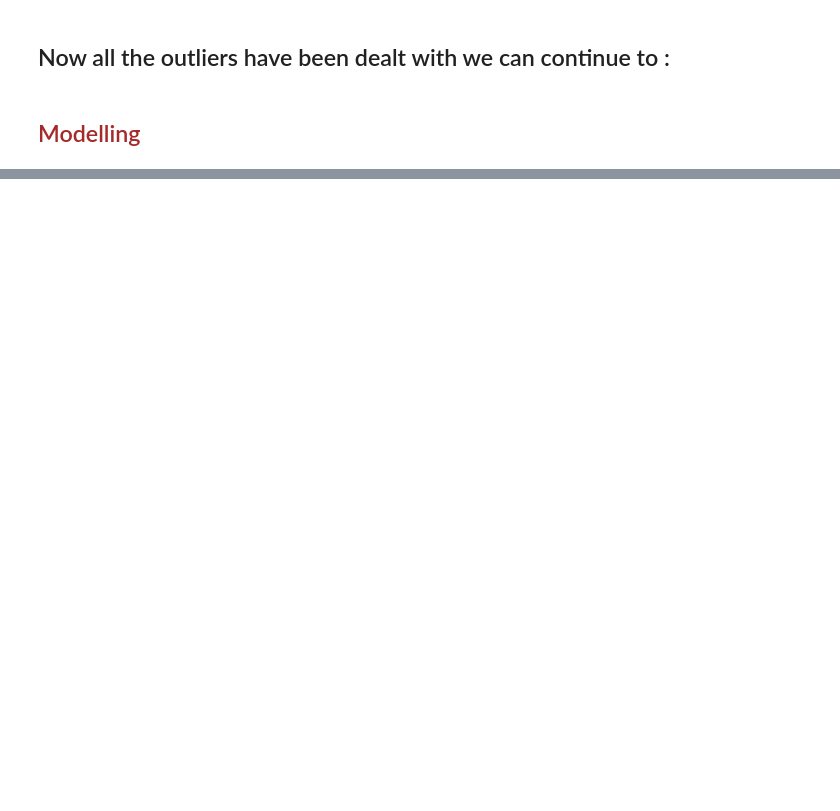
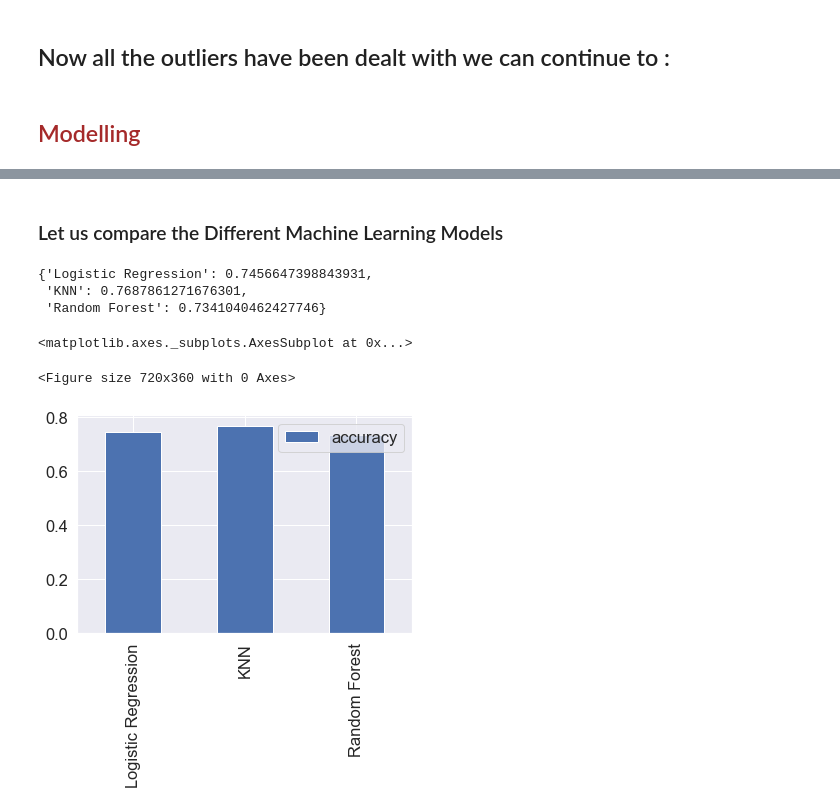
Before and after one commit to Radbanks/Prediction-Models, a Jupyter notebook: Blood_Donation.ipynb, the cells around one changed output, grey strips where cells are left out. Drawn from its saved outputs; the diff is of its cells as text; code cells hidden in the pictures; blank space fills up the shorter version.

```diff
--- a/Blood_Donation.ipynb
+++ b/Blood_Donation.ipynb
@@ -547,0 +560,45 @@ plt.show()
+# %%
+x_train,x_test,y_train,y_test = train_test_split(X_scaled,y, test_size= 0.3,random_state = 42)
+# %% [markdown]
+### Let us compare the Different  Machine Learning Models
+# %%
+# Put Models in a Dictionary
+models = {
+    "Logistic Regression":LogisticRegression(),
+    "KNN":KNeighborsClassifier(),
+    "Random Forest":RandomForestClassifier()
+}
+
+# Create a function to fit and score models
+def fit_and_score(models, x_train, x_test, y_train, y_test):
+    # set random seeds
+    np.random.seed(42)
+    # Make a dictionary to keep model scores
+    model_scores = {}
+    # Loop through models
+    for name, model in models.items():
+        # Fit the model to the data
+        model.fit(x_train, y_train)
+        # Evaluate the model and append its score to model_scores
+        model_scores[name] = model.score(x_test, y_test)
+    return model_scores
+# %%
+model_scores = fit_and_score(models=models,
+                             x_train=x_train,
+                             x_test=x_test,
+                             y_train = y_train,
+                             y_test = y_test)
+# %%
+model_scores
+# %% [output]
+{'Logistic Regression': 0.7456647398843931,
+ 'KNN': 0.7687861271676301,
+ 'Random Forest': 0.7341040462427746}
+# %%
+plt.figure(figsize = (10,5))
+cmp= pd.DataFrame(model_scores, index=["accuracy"])
+cmp.T.plot.bar()
+# %% [output]
+<matplotlib.axes._subplots.AxesSubplot at 0x...>
+<Figure size 720x360 with 0 Axes>
+[figure, added]
```
Also changed, not shown: parts of 64 cells of this notebook.
